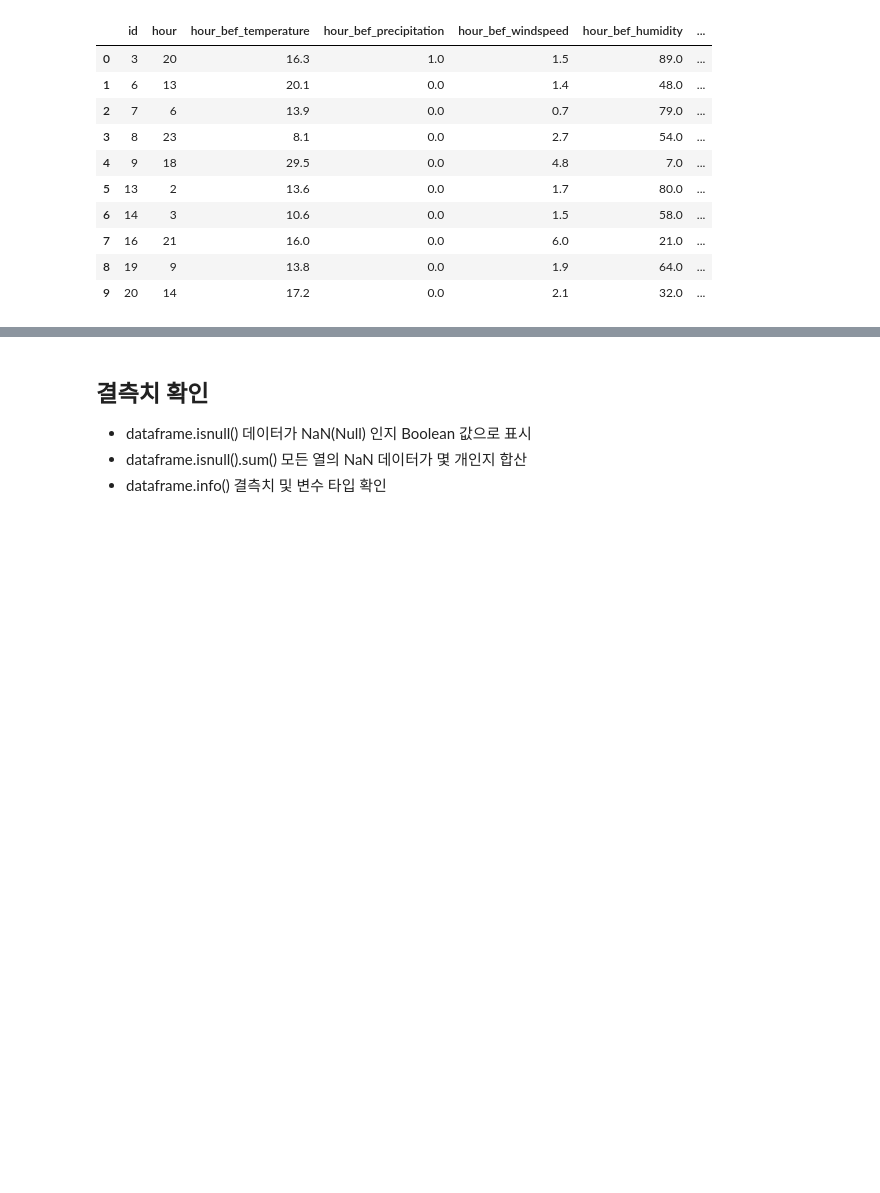
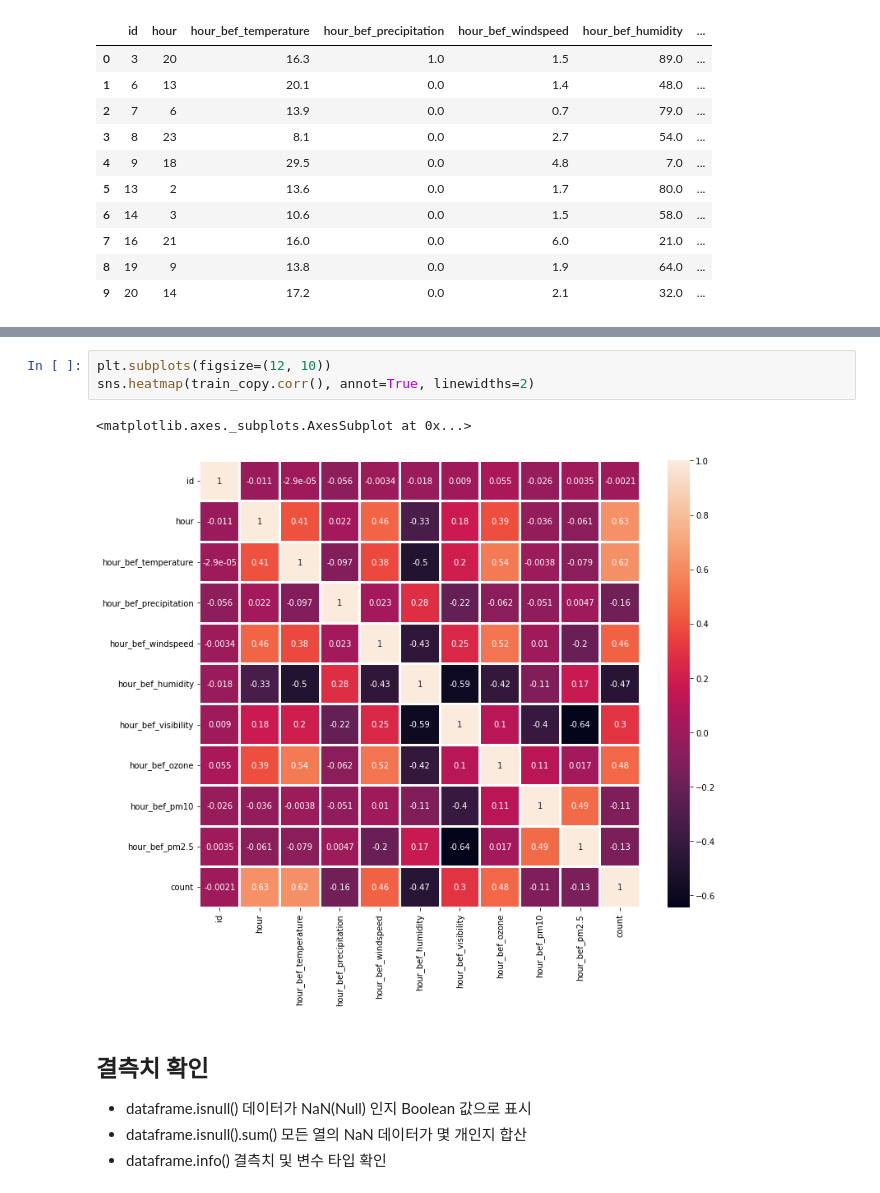
Before and after one commit to inticoy/pyTorchZeroToAll, a Jupyter notebook: dacon/bikeseoul/bikeseoul_decision_tree.ipynb, the cells around one changed output, grey strips where cells are left out. Drawn from its saved outputs; the diff is of its cells as text; blank space fills up the shorter version.

```diff
--- a/dacon/bikeseoul/bikeseoul_decision_tree.ipynb
+++ b/dacon/bikeseoul/bikeseoul_decision_tree.ipynb
@@ -59,3 +93,9 @@ train.head(10)
+# %%
+plt.subplots(figsize=(12, 10))
+sns.heatmap(train_copy.corr(), annot=True, linewidths=2)
+# %% [output]
+<matplotlib.axes._subplots.AxesSubplot at 0x...>
+[figure, added]
 # %% [markdown]
 ## 결측치 확인
 - dataframe.isnull() 데이터가 NaN(Null) 인지 Boolean 값으로 표시
```
Also changed, not shown: parts of 12 cells of this notebook.
